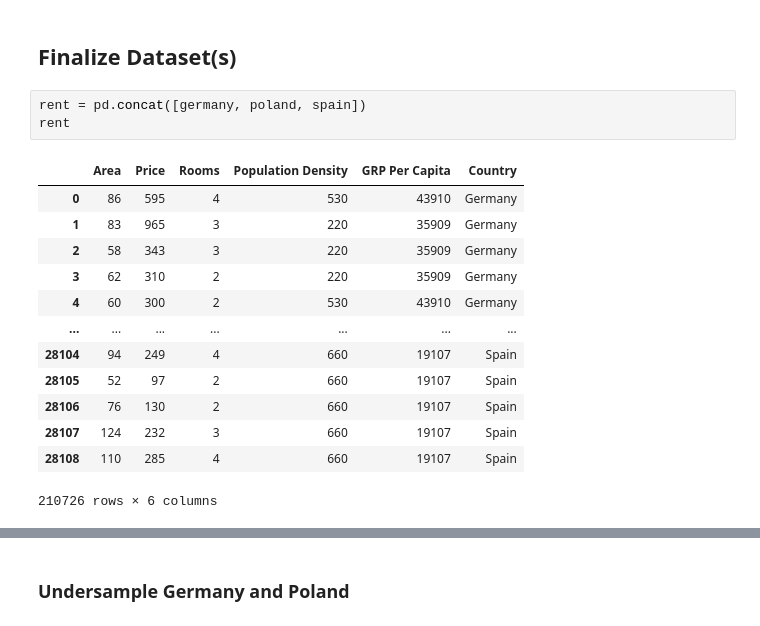
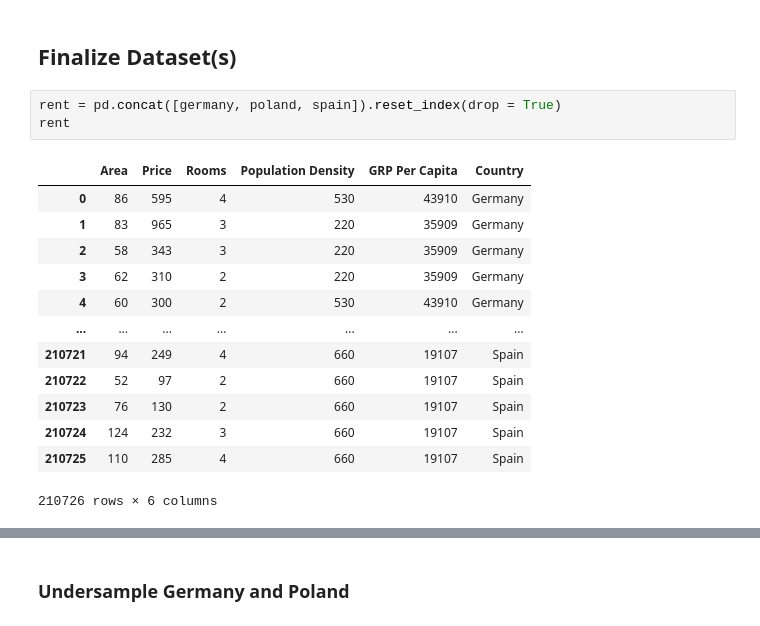
Before and after one commit to tzt775/apartments, a Jupyter notebook: European Rent - Create Dataframe.ipynb, the cells around one changed output, grey strips where cells are left out. Cells and saved outputs as stored; diff of their text form.

```diff
--- a/European Rent - Create Dataframe.ipynb
+++ b/European Rent - Create Dataframe.ipynb
@@ -311,19 +312,19 @@ spain
 # %% [markdown]
 ## Finalize Dataset(s)
 # %%
-rent = pd.concat([germany, poland, spain])
+rent = pd.concat([germany, poland, spain]).reset_index(drop = True)
 rent
 # %% [output]
 |  | Area | Price | Rooms | Population Density | GRP Per Capita | Country |
 | 0 | 86 | 595 | 4 | 530 | 43910 | Germany |
 | 1 | 83 | 965 | 3 | 220 | 35909 | Germany |
 | 2 | 58 | 343 | 3 | 220 | 35909 | Germany |
 | 3 | 62 | 310 | 2 | 220 | 35909 | Germany |
 | 4 | 60 | 300 | 2 | 530 | 43910 | Germany |
 | ... | ... | ... | ... | ... | ... | ... |
-| 28104 | 94 | 249 | 4 | 660 | 19107 | Spain |
-| 28105 | 52 | 97 | 2 | 660 | 19107 | Spain |
-| 28106 | 76 | 130 | 2 | 660 | 19107 | Spain |
-| 28107 | 124 | 232 | 3 | 660 | 19107 | Spain |
-| 28108 | 110 | 285 | 4 | 660 | 19107 | Spain |
+| 210721 | 94 | 249 | 4 | 660 | 19107 | Spain |
+| 210722 | 52 | 97 | 2 | 660 | 19107 | Spain |
+| 210723 | 76 | 130 | 2 | 660 | 19107 | Spain |
+| 210724 | 124 | 232 | 3 | 660 | 19107 | Spain |
+| 210725 | 110 | 285 | 4 | 660 | 19107 | Spain |
 210726 rows × 6 columns
```
Also changed, not shown: parts of 9 cells of this notebook, 5 other files.
